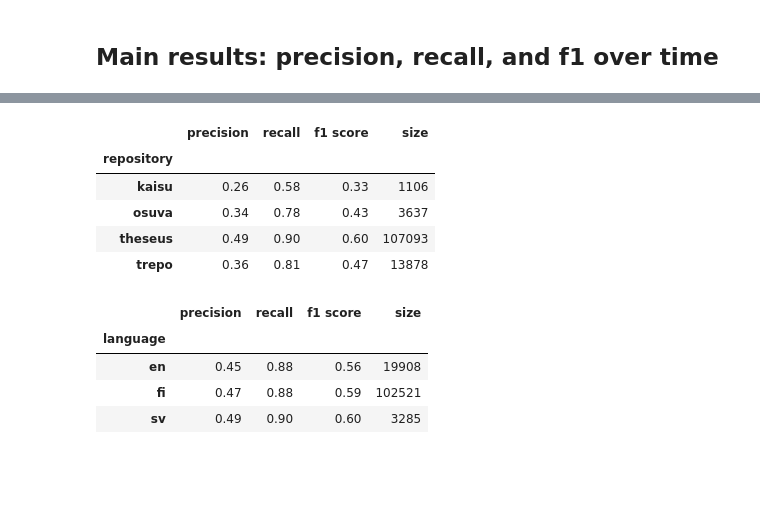
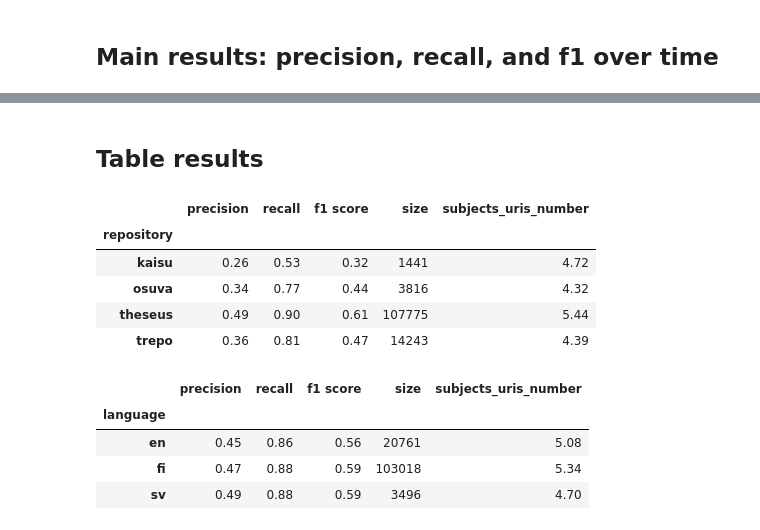
Before and after one commit to NatLibFi/FintoAI-data-YSO, a Jupyter notebook: repository-metrics-analysis/analyse-all-repos.ipynb, the cells around one changed output, grey strips where cells are left out. Drawn from its saved outputs; the diff is of its cells as text; code cells hidden in the pictures; blank space fills up the shorter version.

```diff
--- a/repository-metrics-analysis/analyse-all-repos.ipynb
+++ b/repository-metrics-analysis/analyse-all-repos.ipynb
@@ -105,22 +105,27 @@ def label_to_yso_uris(label, voc, lang, complain=COMPLAIN):
     return []
 
 
-def add_subjects_uris(df, lang, source_col):
-    df["subjects_uris"] = df[source_col].apply(lambda x: [label_to_yso_uris(label, yso, lang, COMPLAIN) for label in x])
-    df["subjects_uris"] = df["subjects_uris"].apply(lambda x: [str(item) for sublist in x for item in sublist])
+# def add_subjects_uris(df, lang, source_col):
+#     df["subjects_uris"] = df[source_col].apply(lambda x: [label_to_yso_uris(label, yso, lang, COMPLAIN) for label in x])
+#     df["subjects_uris"] = df["subjects_uris"].apply(lambda x: [str(item) for sublist in x for item in sublist])
+#     return df
+
+def add_subjects_uris(df, source_col):
+    df["subjects_uris"] = df[source_col].apply(lambda x: [label_to_yso_uris(label, yso, 'sv', COMPLAIN) + label_to_yso_uris(label, yso, 'en', COMPLAIN) + label_to_yso_uris(label, yso, 'fi', COMPLAIN) for label in x])
+    df["subjects_uris"] = df["subjects_uris"].apply(lambda x: list({str(item) for sublist in x for item in sublist}))
     return df
 
 
 def calc_scores(df):
     # calculate precision, recall, f1
-    df["precision"] = df.apply(lambda x: len(set(x.subjects_uris) & set(x.suggestions)) / len(x.suggestions) if len(x.suggestions) > 0 else pd.np.nan, axis=1)
-    df["recall"] = df.apply(lambda x: len(set(x.subjects_uris) & set(x.suggestions)) / len(x.subjects_uris) if len(x.subjects_uris) > 0 else pd.np.nan, axis=1)
+    df["precision"] = df.apply(lambda x: len(set(x.subjects_uris) & set(x.suggestions)) / len(x.suggestions) if len(x.suggestions) > 0 else pd.NA, axis=1)
+    df["recall"] = df.apply(lambda x: len(set(x.subjects_uris) & set(x.suggestions)) / len(x.subjects_uris) if len(x.subjects_uris) > 0 else pd.NA, axis=1)
     df["f1 score"] = df.apply(lambda x: 2 * x.precision * x.recall / (x.precision + x.recall) if (x.precision + x.recall) != 0 else 0, axis=1)
     df['f1 score'] = pd.to_numeric(df['f1 score'])
 
 
 def plot_scores(df, ax=None):
-    calc_scores(df)
+    # calc_scores(df)
 
     # mark annif_updates in the plot
     for upd in annif_updates:
@@ -306,9 +305,5 @@ dtype: int64
 # %%
 # Simply get uris from YSO by label
-df_with_uris = pd.concat([
-    add_subjects_uris(df[df.language == 'en'], 'en', source_col='subjects_all'),
-    add_subjects_uris(df[df.language == 'sv'], 'sv', source_col='subjects_all'),
-    add_subjects_uris(df[df.language == 'fi'], 'fi', source_col='subjects_all')
-])
+df_with_uris = add_subjects_uris(df, source_col='subjects_all')
 len(df_with_uris)
 # %% [output]
@@ -538,23 +549,29 @@ See the caveats in the documentation: https://pandas.pydata.org/pandas-docs/stab
+# %% [markdown]
+## Table results
 # %%
 # Group by repo and give mean precision, recall, f1, and size of each group
 pd.concat(
     (df_relevant.groupby("repository")[['precision', 'recall', 'f1 score']].mean().round(2),
-    df_relevant.groupby("repository")[['precision', 'recall', 'f1 score']].size().rename('size')), axis=1)
+    df_relevant.groupby("repository")[['precision', 'recall', 'f1 score']].size().rename('size'),
+    df_relevant.groupby("repository")['subjects_uris'].apply(lambda x: x.apply(lambda y: len([e for e in y if e != ''])).mean().round(2)).rename('subjects_uris_number')
+    ), axis=1)
 # %% [output]
-|  | precision | recall | f1 score | size |
-| repository |  |  |  |  |
-| kaisu | 0.26 | 0.58 | 0.33 | 1106 |
-| osuva | 0.34 | 0.78 | 0.43 | 3637 |
-| theseus | 0.49 | 0.90 | 0.60 | 107093 |
-| trepo | 0.36 | 0.81 | 0.47 | 13878 |
+|  | precision | recall | f1 score | size | subjects_uris_number |
+| repository |  |  |  |  |  |
+| kaisu | 0.26 | 0.53 | 0.32 | 1441 | 4.72 |
+| osuva | 0.34 | 0.77 | 0.44 | 3816 | 4.32 |
+| theseus | 0.49 | 0.90 | 0.61 | 107775 | 5.44 |
+| trepo | 0.36 | 0.81 | 0.47 | 14243 | 4.39 |
 # %%
 # Group by language and give mean precision, recall, f1
 pd.concat(
     (df_relevant.groupby("language")[['precision', 'recall', 'f1 score']].mean().round(2),
-    df_relevant.groupby("language")[['precision', 'recall', 'f1 score']].size().rename('size')), axis=1)
+    df_relevant.groupby("language")[['precision', 'recall', 'f1 score']].size().rename('size'),
+    df_relevant.groupby("language")['subjects_uris'].apply(lambda x: x.apply(lambda y: len([e for e in y if e != ''])).mean().round(2)).rename('subjects_uris_number')
+    ), axis=1)
 # %% [output]
-|  | precision | recall | f1 score | size |
-| language |  |  |  |  |
-| en | 0.45 | 0.88 | 0.56 | 19908 |
-| fi | 0.47 | 0.88 | 0.59 | 102521 |
-| sv | 0.49 | 0.90 | 0.60 | 3285 |
+|  | precision | recall | f1 score | size | subjects_uris_number |
+| language |  |  |  |  |  |
+| en | 0.45 | 0.86 | 0.56 | 20761 | 5.08 |
+| fi | 0.47 | 0.88 | 0.59 | 103018 | 5.34 |
+| sv | 0.49 | 0.88 | 0.59 | 3496 | 4.70 |
```
Also changed, not shown: parts of 24 cells of this notebook.
